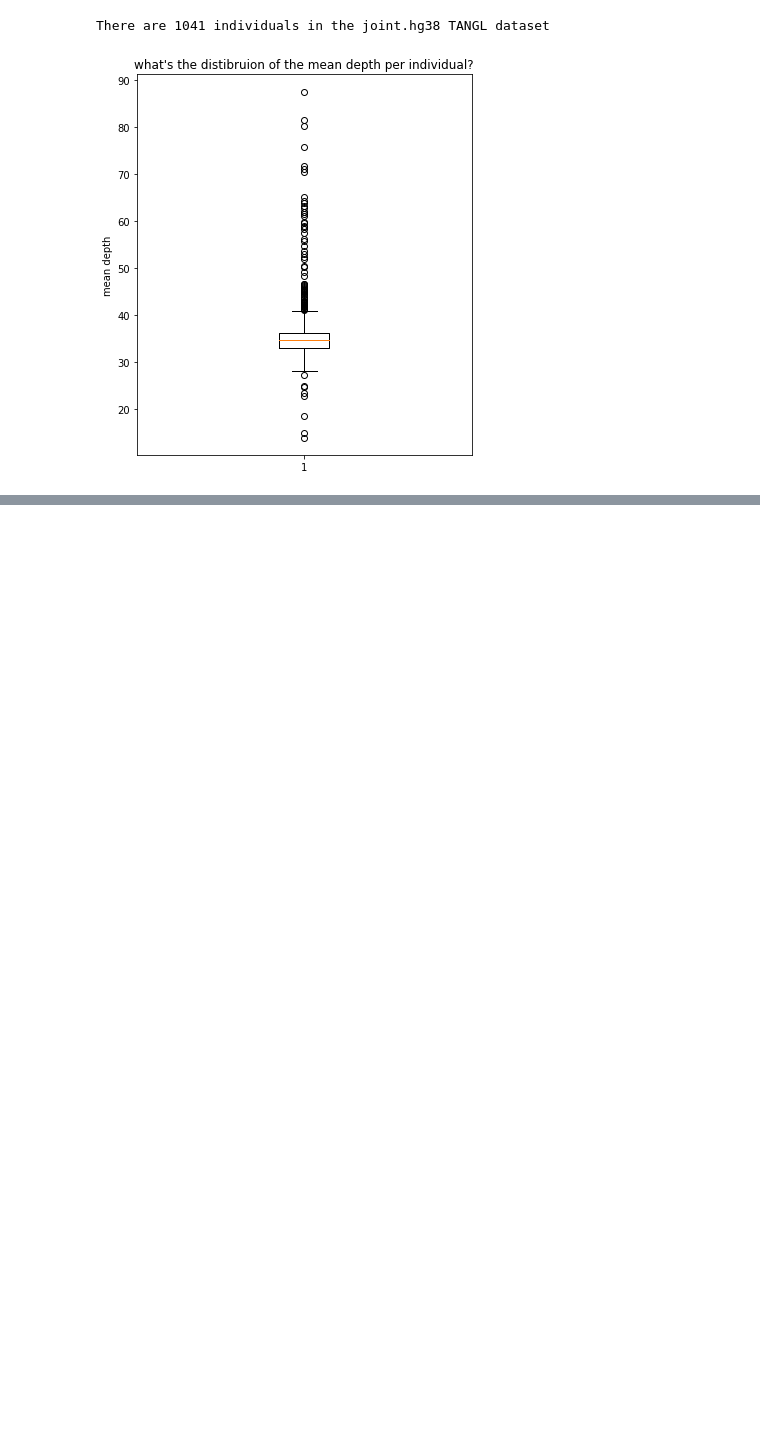
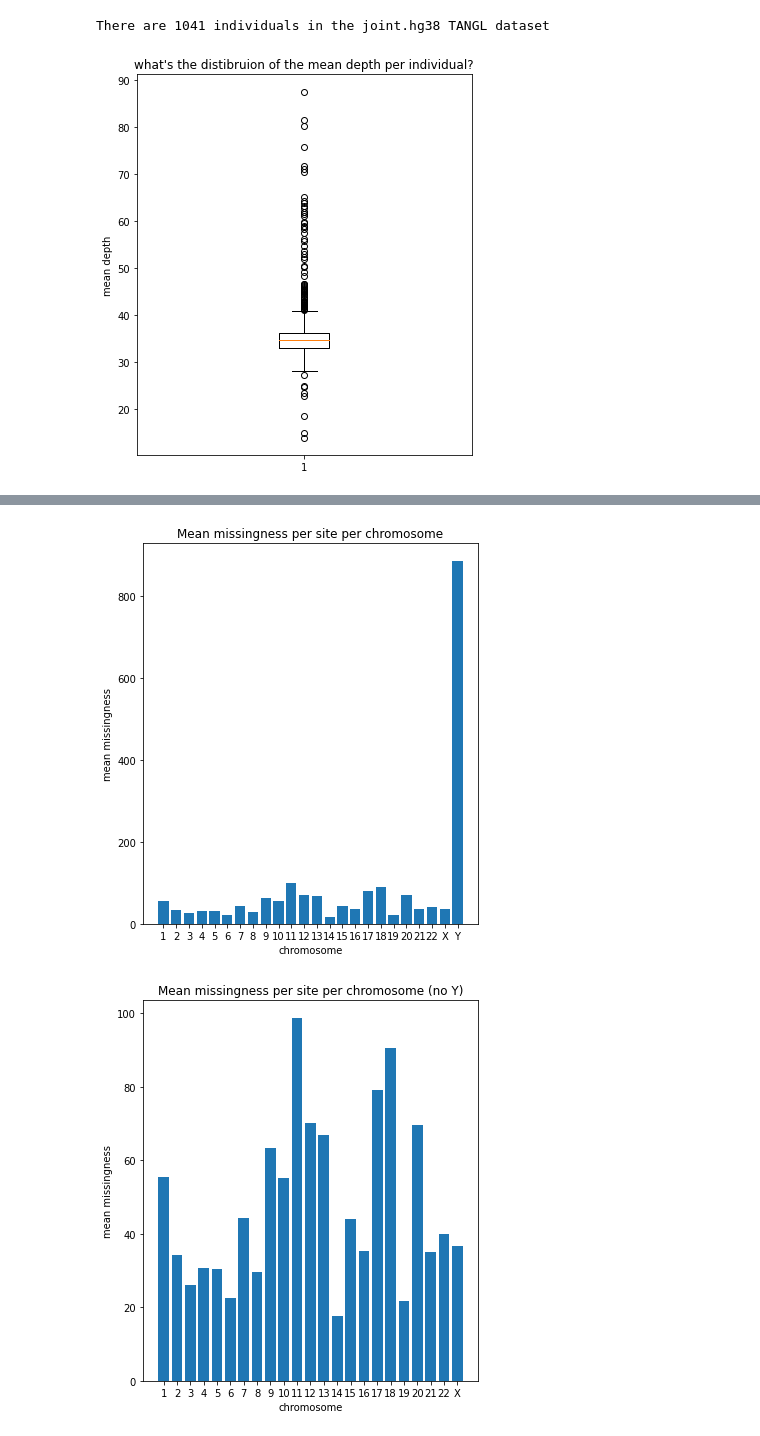
Before and after one commit to acostauribe/QC_TANGL-hg38, a Jupyter notebook: preQC_general_analysis.ipynb, the cells around one changed output, grey strips where cells are left out. Drawn from its saved outputs; the diff is of its cells as text; code cells hidden in the pictures; blank space fills up the shorter version.

Commit message:
added analysis of the missingness in the data

```diff
--- a/preQC_general_analysis.ipynb
+++ b/preQC_general_analysis.ipynb
@@ -254,9 +254,16 @@ plt.show()
 notebook_path = os.path.abspath("preQC_general_analysis.ipynb")
 indiv_depth_file_path = os.path.join(os.path.dirname(notebook_path), "data/joint.hg38.PRE-QC.lmiss")
 
-indiv_mean_depth = {}
+miss_per_chr = {}
 
 # Read the idepth file and extract the IDs and mean depths
 with open(indiv_depth_file_path, 'r') as f:
-    f.readline()   # skip header
+    f.readline()   # skip header (CHR, POS, N_DATA, N_GENOTYPE_FILTERED, N_MISS, F_MISS)
     for line in f:
+        line = line.split('\t')
+        chr, n_miss = line[0][3:], int(line[4])
+        if chr not in miss_per_chr.keys():
+            print(chr)
+            miss_per_chr[chr] = [n_miss]
+        else:
+            miss_per_chr[chr].append(n_miss)
@@ -262,0 +288,20 @@ with open(indiv_depth_file_path, 'r') as f:
+# %%
+# Plot the mean missingness of each chromosome
+
+plt.bar(list(miss_per_chr.keys()),[np.mean(miss_per_chr[i]) for i in miss_per_chr.keys()])
+plt.title('Mean missingness per site per chromosome')
+plt.xlabel('chromosome')
+plt.ylabel('mean missingness')
+plt.show()
+
+chr_no_y = list(miss_per_chr.keys())[:-1]
+
+
+plt.bar(chr_no_y,[np.mean(miss_per_chr[i]) for i in chr_no_y])
+plt.title('Mean missingness per site per chromosome (no Y)')
+plt.xlabel('chromosome')
+plt.ylabel('mean missingness')
+plt.show()
+# %% [output]
+[figure, added]
+[figure, added]
```
Also changed, not shown: parts of 5 cells of this notebook.
